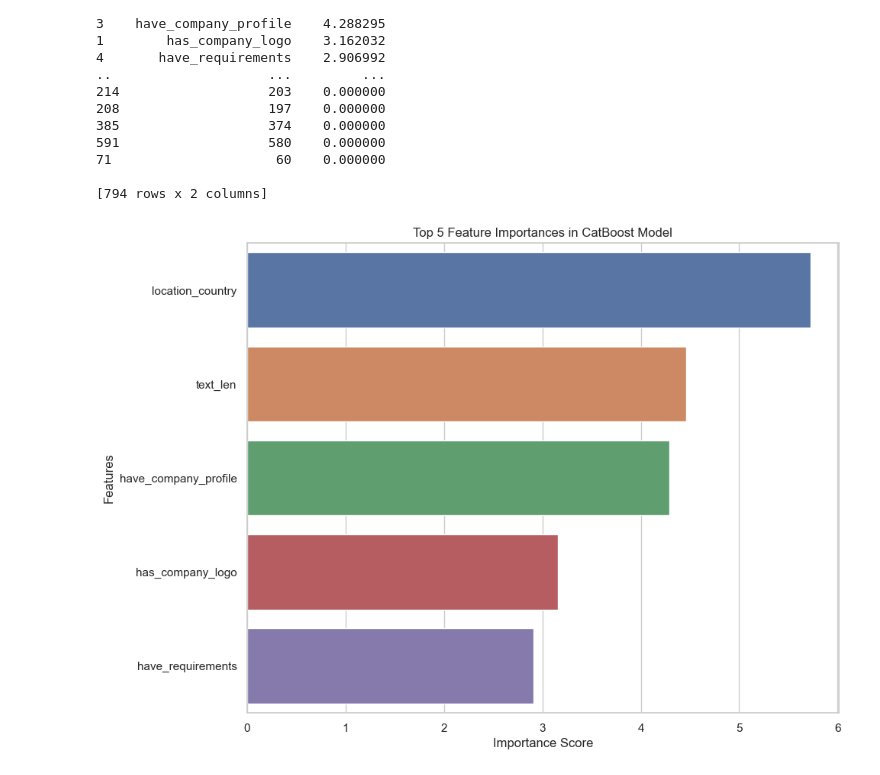
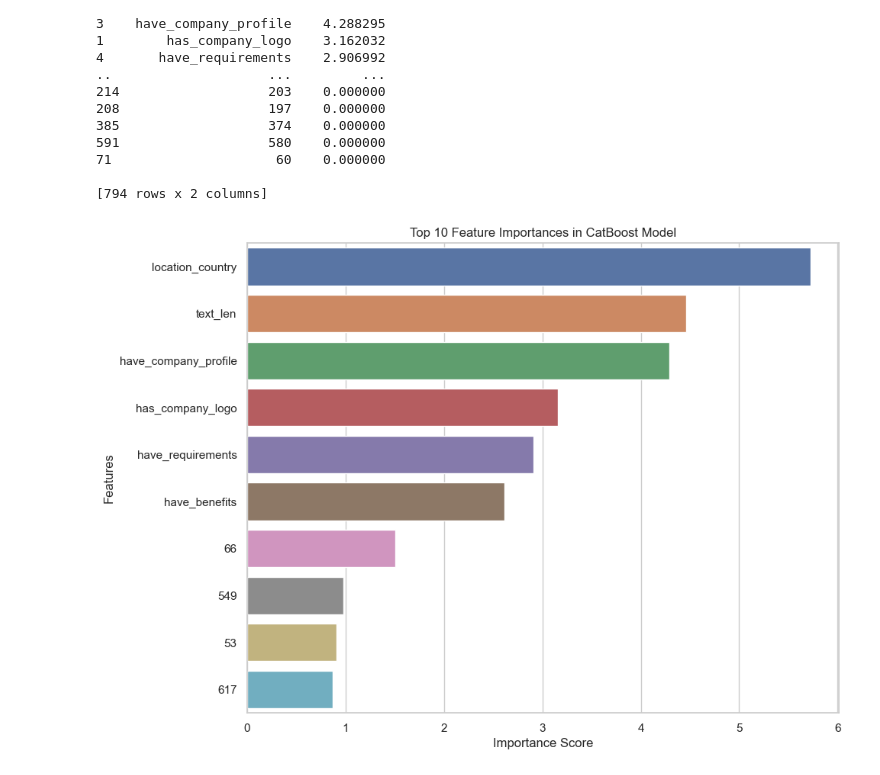
Before and after one commit to heyvinnnny/Team-31-Fraud-Analytics, a Jupyter notebook: Models/1 Modeling - CatBoost.ipynb, the cells around one changed output. Drawn from its saved outputs; the diff is of its cells as text; code cells hidden in the pictures.

Commit message:
Updated Boosting Models

```diff
--- a/Models/1 Modeling - CatBoost.ipynb
+++ b/Models/1 Modeling - CatBoost.ipynb
@@ -172,16 +173,16 @@ if len(feature_importances) == len(feature_names):
 
 [794 rows x 2 columns]
 # %%
-top_features = importance_df.sort_values(by='Importance', ascending=False).head(5)
+top_features = importance_df.sort_values(by='Importance', ascending=False).head(10)
 
 plt.figure(figsize=(10, 8))
 sns.set(style="whitegrid")
 
 sns.barplot(x="Importance", y="Feature", data=top_features)
 
-plt.title('Top 5 Feature Importances in CatBoost Model')
+plt.title('Top 10 Feature Importances in CatBoost Model')
 plt.xlabel('Importance Score')
 plt.ylabel('Features')
 plt.show()
 # %% [output]
-[figure, old version]
+[figure, new version]
```
Also changed, not shown: parts of 1 cell of this notebook, 6 other files.
